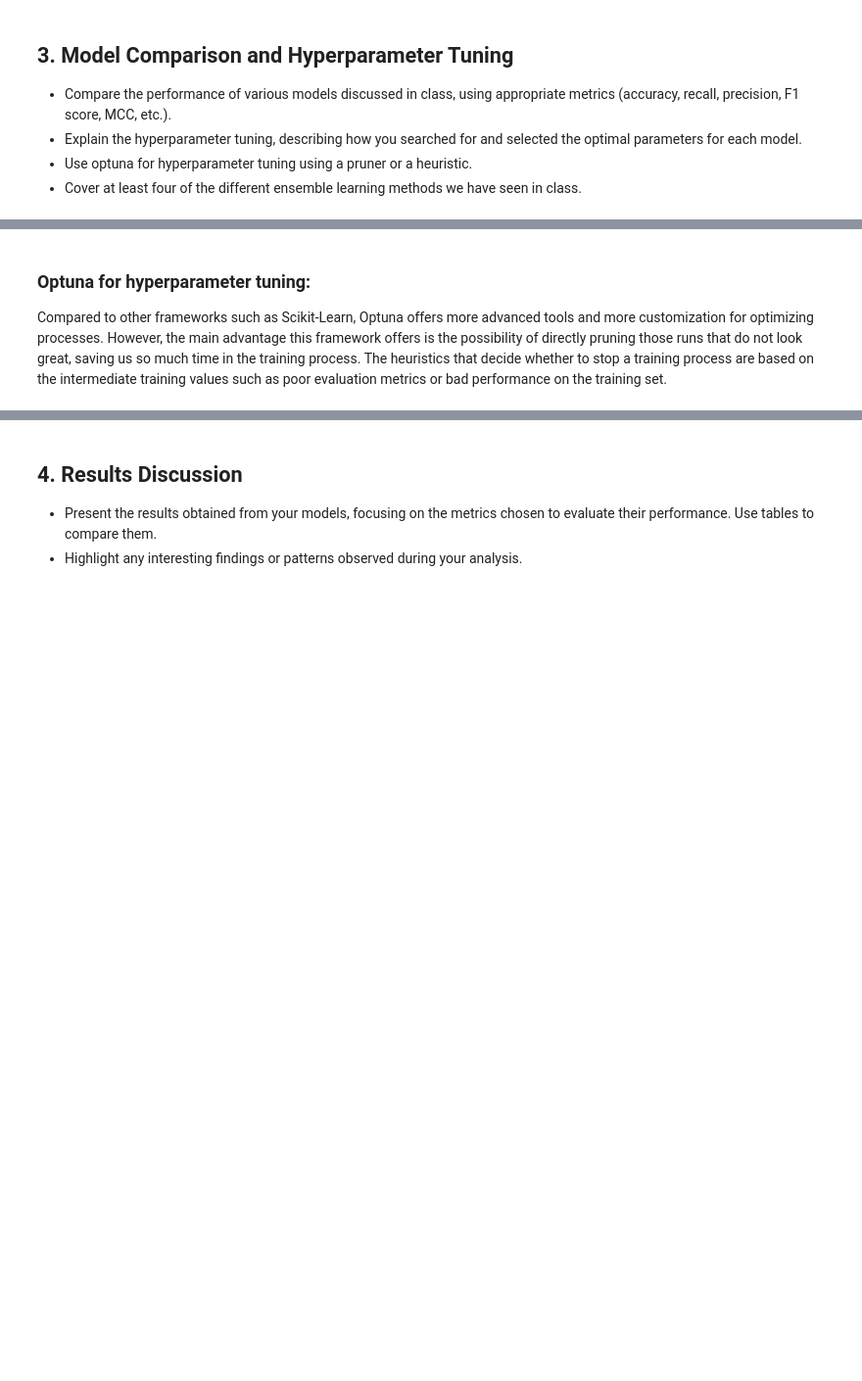
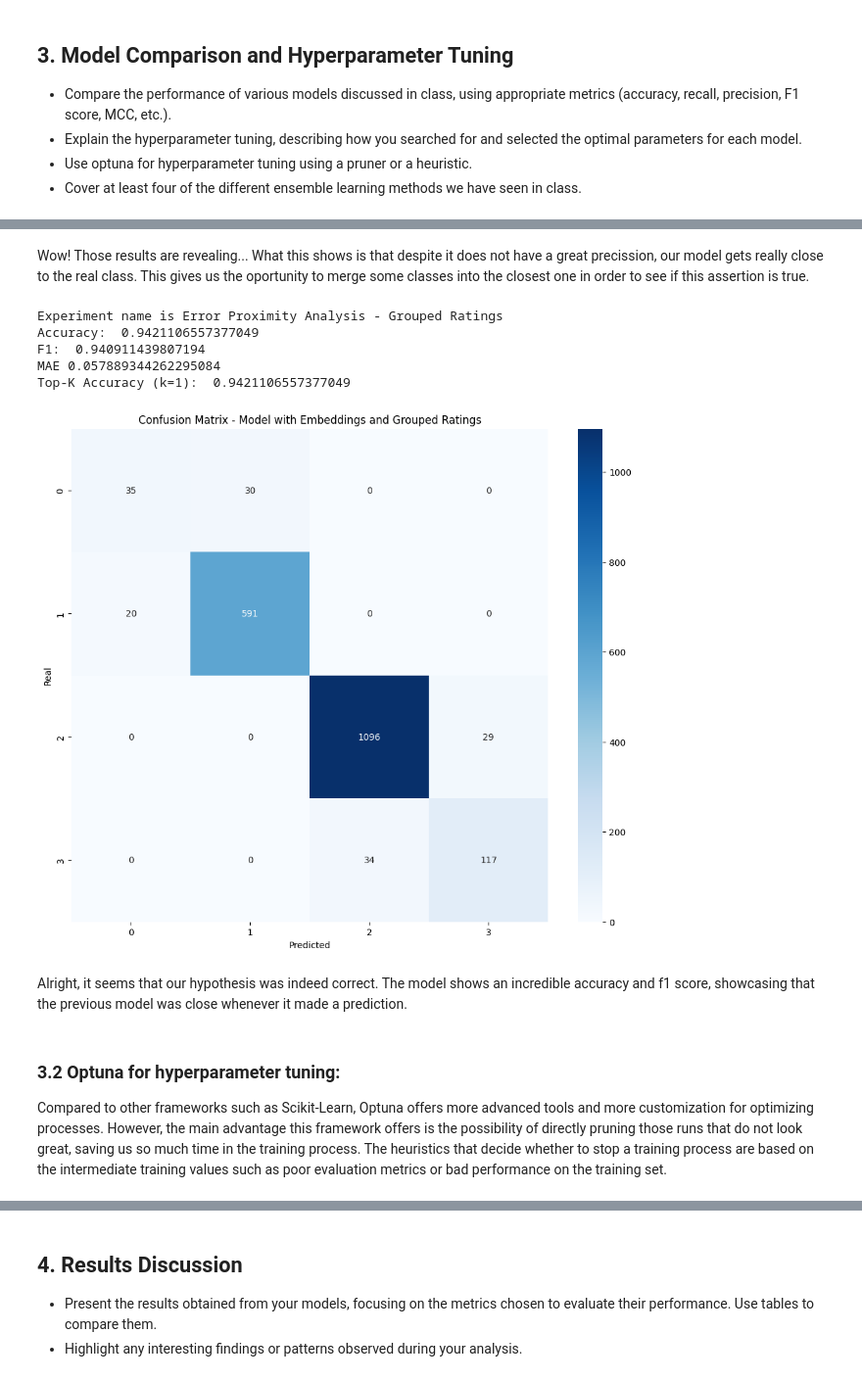
Before and after one commit to DiegoLopezAroca/Multiclass-Corporate-Credit-Rating, a Jupyter notebook: src/Multiclass_Corporate_Credit_Rating_D1_2.ipynb, the cells around one changed output, grey strips where cells are left out. Shown at 98% size. Saved outputs shown, nothing was run; the diff lists cells and outputs as text; code cells hidden in the pictures; blank space fills up the shorter version.

```diff
--- a/src/Multiclass_Corporate_Credit_Rating_D1_2.ipynb
+++ b/src/Multiclass_Corporate_Credit_Rating_D1_2.ipynb
@@ -409,5 +523,40 @@ Name: count, dtype: int64
+# %% [markdown]
+Wow! Those results are revealing... What this shows is that despite it does not have a great precission, our model gets really close to the real class. This gives us the oportunity to merge some classes into the closest one in order to see if this assertion is true.
+# %%
+# We create a dictionary to merge the ratings into 4 classes.
+def group_ratings(rating_int):
+    if rating_int >= 20: return 6
+    if rating_int >= 16: return 5
+    if rating_int >= 12:  return 4
+    if rating_int >= 8:  return 3
+    if rating_int >= 4:  return 2
+    return 1
+
+df_emb_grouped = df_emb.copy()
+df_emb_grouped['Rating'] = df_emb_grouped['Rating'].apply(group_ratings)
+X_train, X_test, y_train, y_test = train_test_select(df_emb_grouped)
+model = make_pipeline(clf1)
+
+y_pred = error_proximity_analisys(clf1, X_train, X_test, y_train, y_test, exp_name="Error Proximity Analysis - Grouped Ratings", k=1)
+
+cm = confusion_matrix(y_test, y_pred)
+plt.figure(figsize=(12,10))
+sns.heatmap(cm, annot=True, fmt='d', cmap='Blues')
+plt.xlabel('Predicted')
+plt.ylabel('Real')
+plt.title('Confusion Matrix - Model with Embeddings and Grouped Ratings')
+plt.show()
+# %% [output]
+Experiment name is Error Proximity Analysis - Grouped Ratings
+Accuracy:  0.9421106557377049
+F1:  0.940911439807194
+MAE 0.057889344262295084
+Top-K Accuracy (k=1):  0.9421106557377049
+[figure, added]
+# %% [markdown]
+Alright, it seems that our hypothesis was indeed correct. The model shows an incredible accuracy and f1 score, showcasing that the previous model was close whenever it made a prediction.
 # %% [markdown]
-### Optuna for hyperparameter tuning:
+### 3.2 Optuna for hyperparameter tuning:
 Compared to other frameworks such as Scikit-Learn, Optuna offers more advanced tools and more customization for optimizing processes. However, the main advantage this framework offers is the possibility of directly pruning those runs that do not look great, saving us so much time in the training process. The heuristics that decide whether to stop a training process are based on the intermediate training values such as poor evaluation metrics or bad performance on the training set.
 # %%
 import optuna
```
Also changed, not shown: parts of 16 cells of this notebook, 2 other files.
